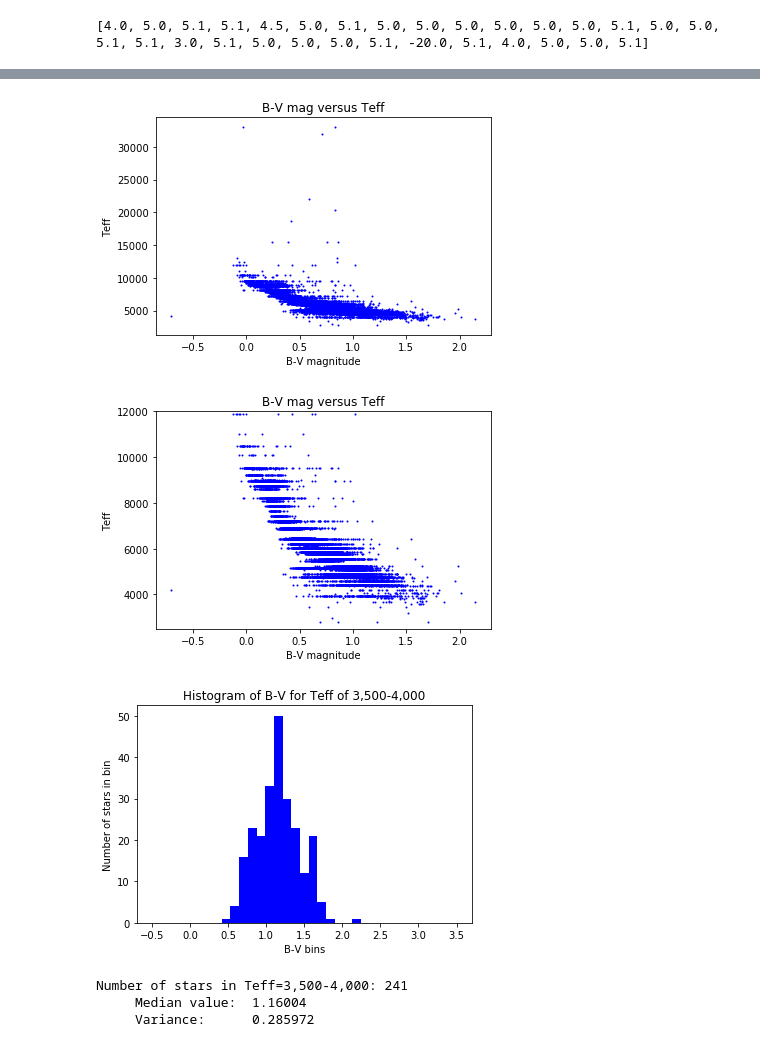
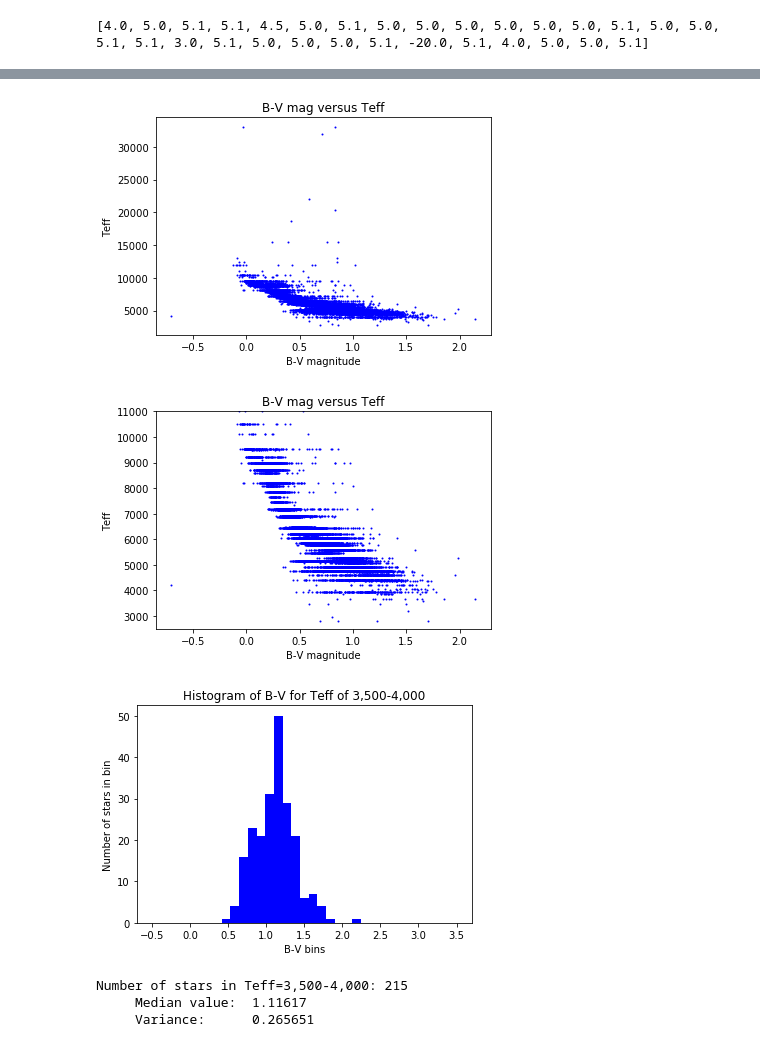
Before and after one commit to leemundy/GAIA, a Jupyter notebook: Work-Areas/lgm/notebooks/Making-SEDs.ipynb, the cells around one changed output, grey strips where cells are left out. Saved outputs shown, nothing was run; the diff lists cells and outputs as text; code cells hidden in the pictures.

```diff
--- a/Work-Areas/lgm/notebooks/Making-SEDs.ipynb
+++ b/Work-Areas/lgm/notebooks/Making-SEDs.ipynb
@@ -304,11 +312,13 @@ print(SpTypeN[0:30])
 # %% [output]
 [4.0, 5.0, 5.1, 5.1, 4.5, 5.0, 5.1, 5.0, 5.0, 5.0, 5.0, 5.0, 5.0, 5.1, 5.0, 5.0, 5.1, 5.1, 3.0, 5.1, 5.0, 5.0, 5.0, 5.1, -20.0, 5.1, 4.0, 5.0, 5.0, 5.1]
 # %%
-Dist = t1["Dist"]
-Vmags = t1['VTmag'] - 5 - 5*np.log10(Dist)
-Bmags = t1['BTmag'] - 5 - 5*np.log10(Dist)
-Gmags = t1['__Gmag_'] - 5 - 5*np.log10(Dist)
-Jmags = t1['Jmag'] - 5 - 5 * np.log10(Dist)
+Dist = 1000./t1["Plx"]
+Vmags = t1['VTmag'] + 5 - 5*np.log10(Dist)
+Bmags = t1['BTmag'] + 5 - 5*np.log10(Dist)
+Gmags = t1['__Gmag_'] + 5 - 5*np.log10(Dist)
+Jmags = t1['Jmag'] + 5 - 5 * np.log10(Dist)
+Hmags = t1['Hmag'] + 5 - 5 * np.log10(Dist)
+Kmags = t1['Kmag'] + 5 - 5 * np.log10(Dist)
 Teff = t1["Teff"]
 VmG = Vmags - Gmags
 BmG = Bmags - Gmags
@@ -484,7 +494,6 @@ print("Finished testing G-band SNR")
 5539576.347 296924.21656 18.6565326708 8.666
 Finished testing G-band SNR
 # %%
-Teff = t2["Teff"]
 plt.title("Histogram of Teff")
 plt.xlabel('Teff bins')
 plt.ylabel('Number of stars in bin')
@@ -513,7 +529,4 @@ NameError: name 't2' is not defined
 # %%
-Teff = t2["Teff"]
-Bmags = t2["BTmag"]
-Vmags = t2["VTmag"]
 BmV = Bmags - Vmags
 plt.title("B-V mag versus Teff")
 plt.xlabel('B-V magnitude')
@@ -524,7 +537,7 @@ plt.show()
 plt.title("B-V mag versus Teff")
 plt.xlabel('B-V magnitude')
 plt.ylabel('Teff')
-plt.ylim(2500,12000)
+plt.ylim(2500,11000)
 plt.scatter(BmV,Teff,color='b',s=1.0)
 plt.show()
 
@@ -555,36 +568,36 @@ print("     Variance:     ",np.std(BmVplt))
 temps = [2500,3000,3500,4000,4500,5000,5500,6000,6500,7000,7500,8000,8500,9000,9500,10000,10500,11000,11500,12000]
 print(temps)
 Tave = []
 BmVave = []
 BmVstd = []
 for tlow in temps:
     thi = tlow + 499.
     tmean = (thi+tlow)/2.0
     TeffMask = ma.masked_outside(Teff,tlow,thi)
     BmVMask = ma.array(BmV,mask=TeffMask.mask)
     BmVplt = BmVMask.compressed()
     Tave.append(tmean)
     BmVave.append(np.mean(BmVplt))
     BmVstd.append(np.std(BmVplt))
     print("Number of stars in Teff= %g - %g :"%(tlow,thi), TeffMask.count())
     print("     Median value: ", np.mean(BmVplt))
     print("     Variance:     ",np.std(BmVplt))
 print(Tave)
 print(BmVave)
 
 plt.title("B-V Color versus Teff of Wright et al Catalog")
 plt.xlabel('Effective Temperature')
 plt.ylabel('B-V color (mags)')
 pllab1 = plt.scatter(Tave,BmVave,s=20,c='b', label='plt1')
 pllab2 = plt.scatter(Tave,BmVstd,s=20,c='r', label='plt2')
 plt.legend([pllab1,pllab2],['B-V Color','Std in B-V'])
 plt.errorbar(Tave,BmVave,yerr=BmVstd)
 plt.show()
 # %% [output]
 [figure]
-[figure, old version]
+[figure, new version]
-[figure, old version]
+[figure, new version]
-Number of stars in Teff=3,500-4,000: 241
-     Median value:  1.16004
-     Variance:      0.285972
+Number of stars in Teff=3,500-4,000: 215
+     Median value:  1.11617
+     Variance:      0.265651
 [figure]
```
Also changed, not shown: parts of 12 cells of this notebook.
